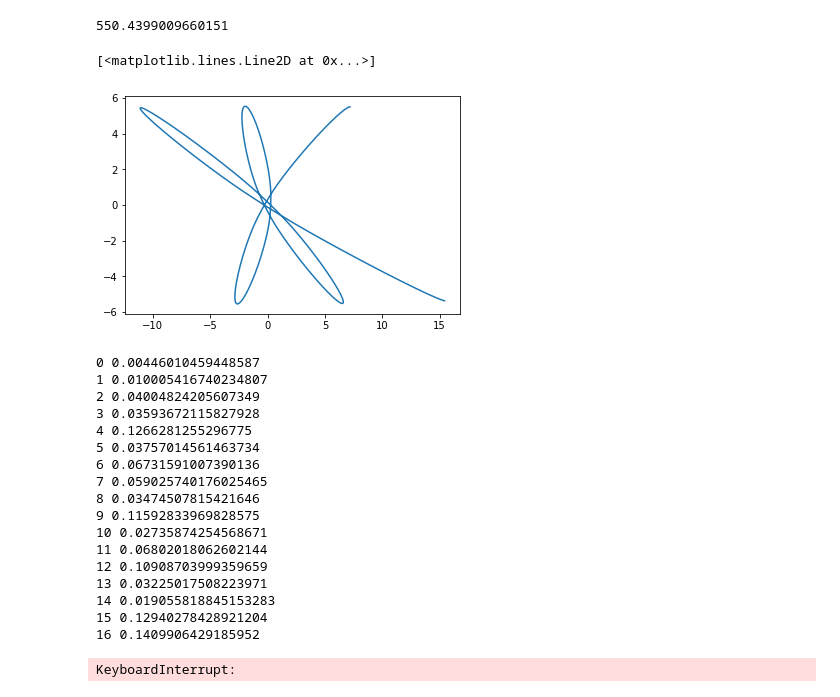
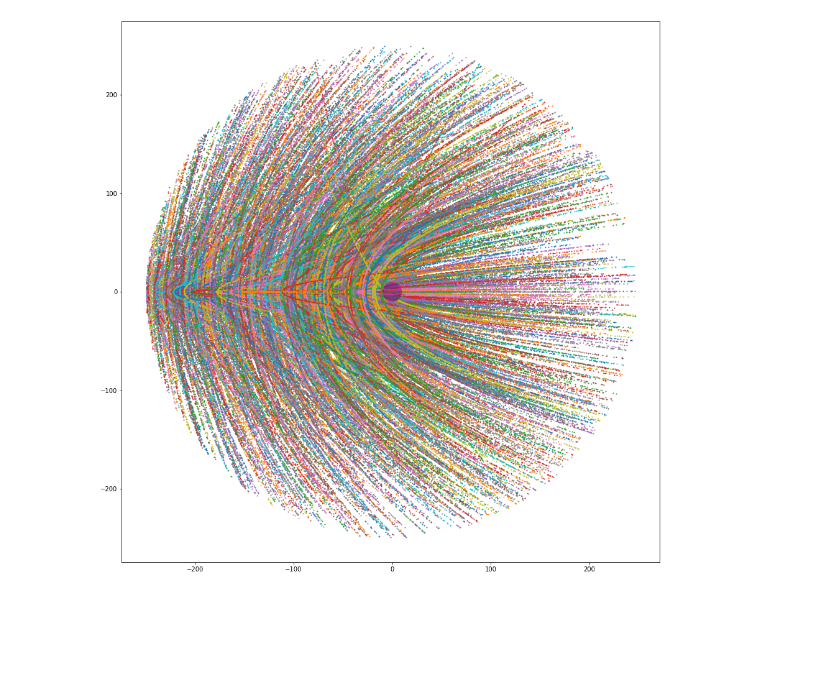
Before and after one commit to gsalinasphys/axionns, a Jupyter notebook: orbits.ipynb, the cells around one changed output. Drawn from its saved outputs; the diff is of its cells as text; code cells hidden in the pictures; blank space fills up the shorter version.

```diff
--- a/orbits.ipynb
+++ b/orbits.ipynb
@@ -112,13 +12,0 @@ AS.velocity = [-1e2, 0, 0]
-# %%
-AS.draw_particle_positions(10)
-positions_res = np.array(AS.trajectories(NS))[0]
-
-pos_part, pos_part2 = [], []
-for i in np.arange(len(positions_res)):
-    pos_part.append(positions_res[i][0])
-    pos_part2.append(positions_res[i][1])
-
-plt.plot(np.array(pos_part).T[0], np.array(pos_part).T[1])
-plt.plot(np.array(pos_part2).T[0], np.array(pos_part2).T[1])
-plt.xlim(left = - AS.roche(NS)/100000, right = AS.roche(NS)/100000)
-plt.ylim(bottom = - AS.roche(NS)/100000, top = AS.roche(NS)/100000)
@@ -162,35 +12,0 @@ plt.axis('equal');
-# %%
-AS.roche(NS)
-# %% [output]
-550.4399009660151
-# %%
-p2 = Particle(positions_draw[1], [-1e3, 0, 0.])
-traj = p2.trajectory(NS, 5)[0]
-plt.plot(np.array(traj).T[0], np.array(traj).T[1])
-# %% [output]
-[<matplotlib.lines.Line2D at 0x...>]
-[figure, removed]
-# %%
-for i in np.arange(len(positions_draw)):
-    p2 = Particle(positions_draw[i], [-300, 0, 0.])
-    traj = p2.trajectory(NS, 5)[0]
-    print(i, p2.min_approach(NS))
-# %% [output]
-0 0.00446010459448587
-1 0.010005416740234807
-2 0.04004824205607349
-3 0.03593672115827928
-4 0.1266281255296775
-5 0.03757014561463734
-6 0.06731591007390136
-7 0.059025740176025465
-8 0.03474507815421646
-9 0.11592833969828575
-10 0.02735874254568671
-11 0.06802018062602144
-12 0.10908703999359659
-13 0.03225017508223971
-14 0.019055818845153283
-15 0.12940278428921204
-16 0.1409906429185952
-KeyboardInterrupt:
@@ -196,0 +36,28 @@ KeyboardInterrupt:
+# %%
+part_trajs = np.load(output_dir + event + '/' + event + '.npy')
+nparticles = int(part_trajs[-1][0]) + 1
+
+readme = open(output_dir + event + '/README.txt', 'a')
+readme.write('Number of saved trajectories: ' + str(nparticles) + '\n')
+if conservation_check:
+    readme.write('Energy and angular momentum conservation was checked. It is valid up to ' + str(np.round(np.max(conservation_checks), 2)) + ' percent.')
+else:
+    readme.write('Energy and angular momentum conservation was not checked.')
+readme.close()
+# %%
+ax = plt.gca()
+ax.set_aspect('equal')
+nsamples = np.min([int(1e3), nparticles])
+part_trajs_cut = part_trajs[:int(nsamples*float(len(part_trajs))/nparticles)]
+for i in np.arange(nsamples):
+    traj_chosen = np.array([[part_traj[3], part_traj[2]] for part_traj in part_trajs_cut if part_traj[0] == i]).T
+    ax.scatter(traj_chosen[0], traj_chosen[1], s = 1)
+
+NS = NeutronStar(M_NS, R_NS)
+circle1 = plt.Circle((0, 0), NS.radius, facecolor='purple', alpha = 0.5)
+ax.add_patch(circle1)
+ax.set_aspect('equal')
+
+plt.savefig(output_dir + event + '/' + event + '.png')
+# %% [output]
+[figure, added]
```
Also changed, not shown: parts of 24 cells of this notebook, 11 other files.
